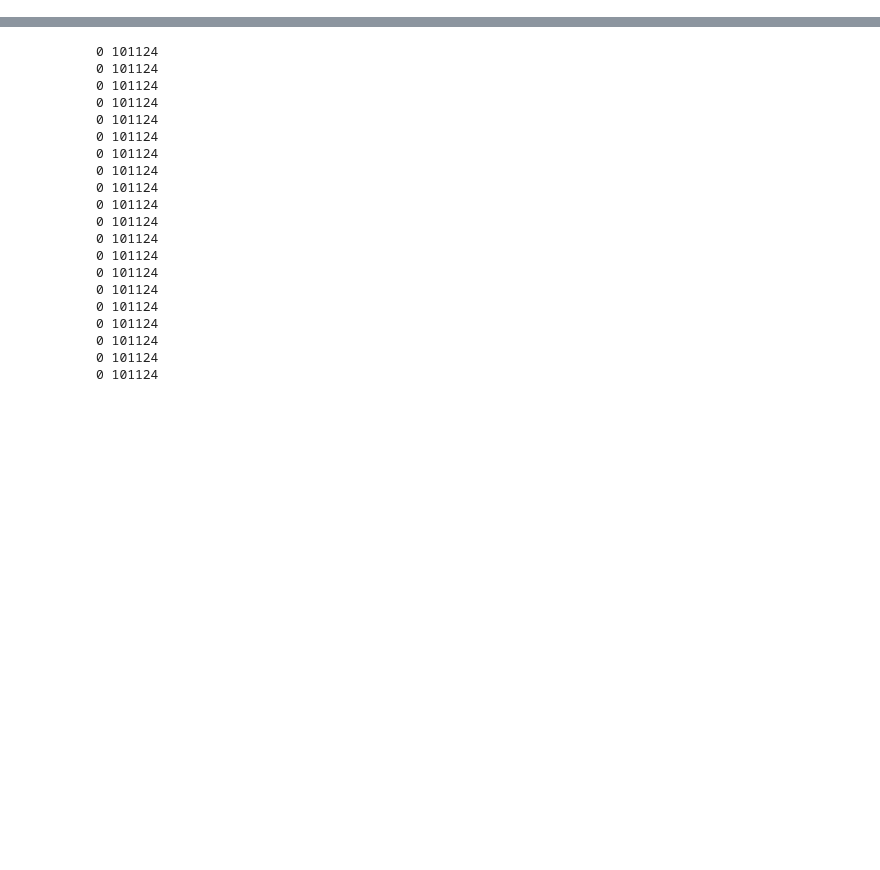
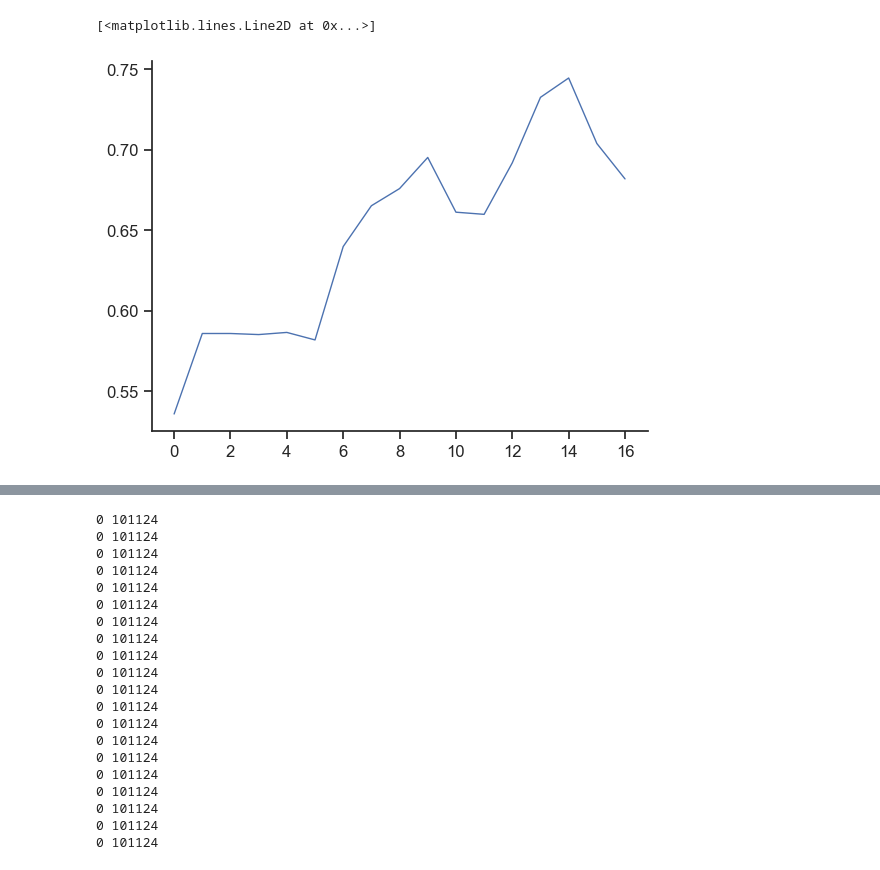
Before and after one commit to hliang-ucb/GridWorld, a Jupyter notebook: decoding.ipynb, the cells around one changed output, grey strips where cells are left out. Saved outputs shown, nothing was run; the diff lists cells and outputs as text; code cells hidden in the pictures; blank space fills up the shorter version.

```diff
--- a/decoding.ipynb
+++ b/decoding.ipynb
@@ -329,0 +139,5 @@ trial_cand = choice_df.query('Session==@date').trial.unique()
+# %%
+plt.plot(acc.mean(axis=0))
+# %% [output]
+[<matplotlib.lines.Line2D at 0x...>]
+[figure, added]
```
Also changed, not shown: parts of 63 cells of this notebook, 23 other files.
